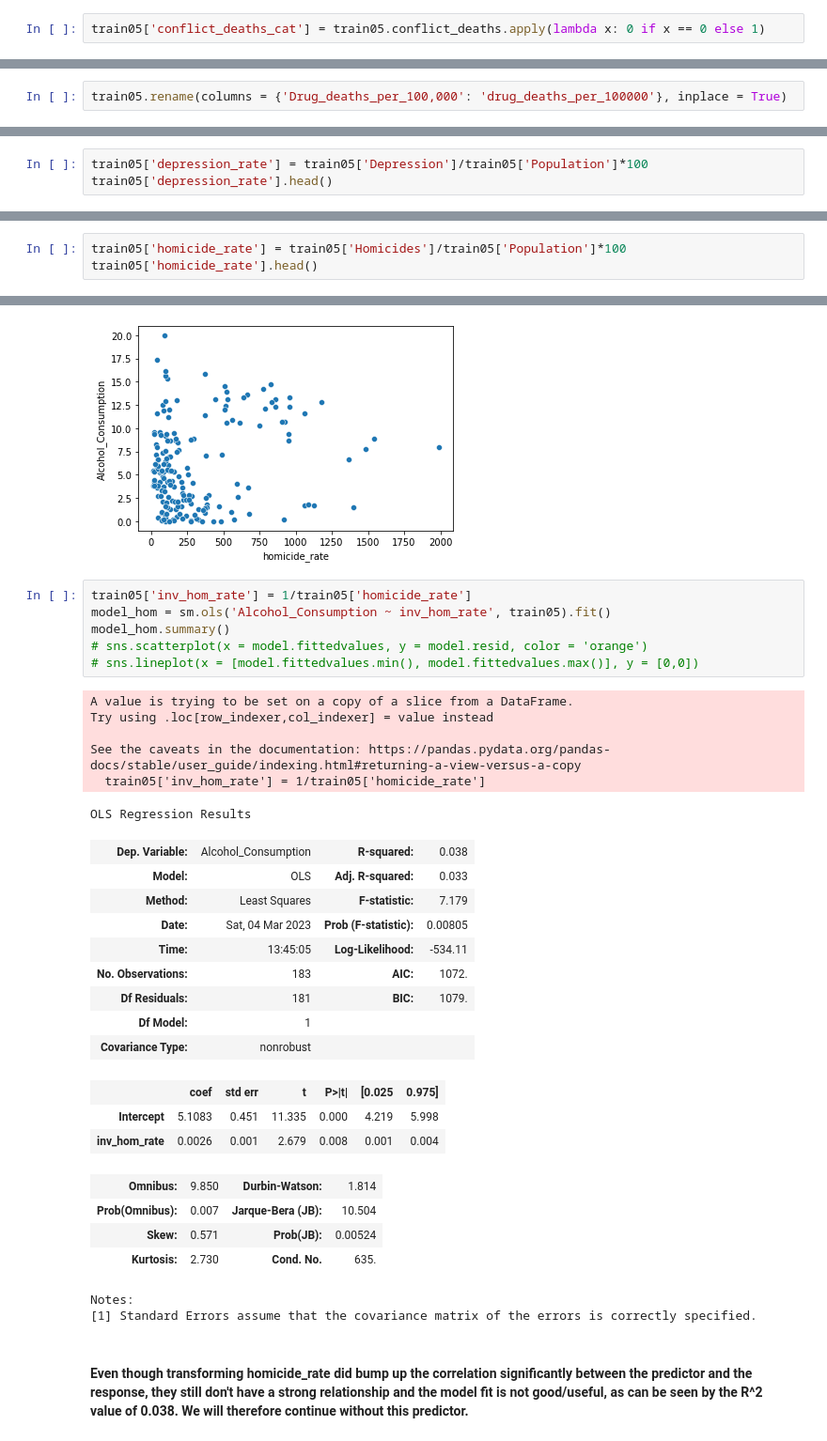
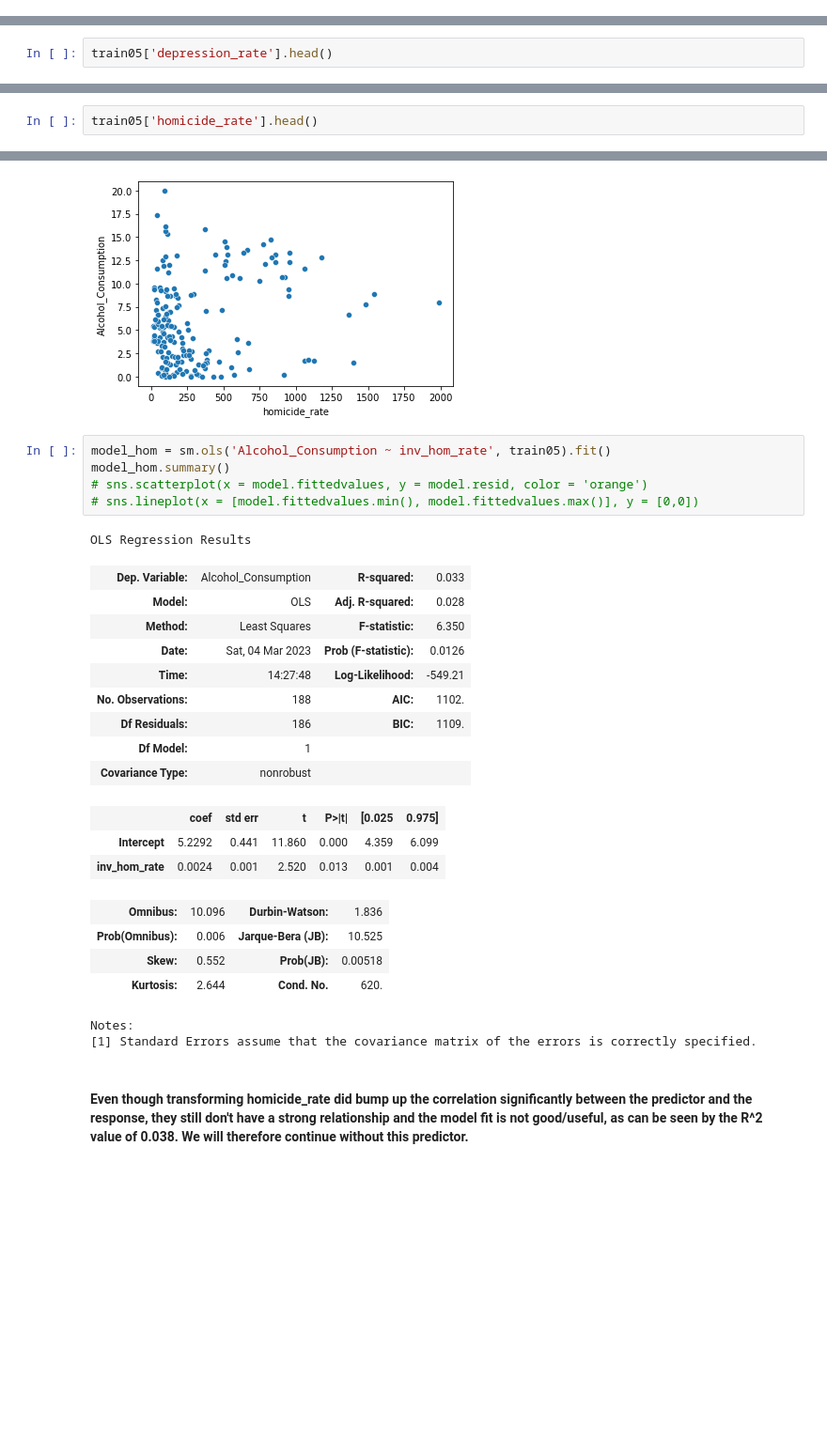
Before and after one commit to sarahabdul2/STAT-303-2-Project-, a Jupyter notebook: model_creation.ipynb, the cells around one changed output, grey strips where cells are left out. Shown at 94% size. Saved outputs shown, nothing was run; the diff lists cells and outputs as text; blank space fills up the shorter version.

Commit message:
fixed data again

```diff
--- a/model_creation.ipynb
+++ b/model_creation.ipynb
@@ -99,5 +109,3 @@ basically no relationship between death rate and alcohol consumption. Ultimately
 (train05.deaths_to_pop_rate*train05.Population == 0).sum()
 # %% [output]
 96
-# %%
-train05['conflict_deaths_cat'] = train05.conflict_deaths.apply(lambda x: 0 if x == 0 else 1)
@@ -174,5 +176,3 @@ sns.scatterplot(x = train05.log_GDP, y = train05.Alcohol_Consumption, hue = trai
 # %% [markdown]
 ### drug_deaths_per_100000 also doesn't seem to have any correlation
 Scatterplot kinda looks like it has a log relationship, so we will try that in the data, which shows, considering it's real world data, a pretty good fit to the scatterplot
-# %%
-train05.rename(columns = {'Drug_deaths_per_100,000': 'drug_deaths_per_100000'}, inplace = True)
@@ -284,6 +279,5 @@ dtype: float64
 # %% [markdown]
 ## Modifying depression and homicide predictors to their respective rates for train05:
 # %%
-train05['depression_rate'] = train05['Depression']/train05['Population']*100
 train05['depression_rate'].head()
 # %% [output]
@@ -301,4 +290,3 @@ Name: depression_rate, dtype: float64
 # %%
-train05['homicide_rate'] = train05['Homicides']/train05['Population']*100
 train05['homicide_rate'].head()
 # %% [output]
@@ -380,36 +363,30 @@ sns.scatterplot(x = 1/train05['homicide_rate'], y =train05['Alcohol_Consumption'
 <AxesSubplot:xlabel='homicide_rate', ylabel='Alcohol_Consumption'>
 [figure]
 # %%
-train05['inv_hom_rate'] = 1/train05['homicide_rate']
 model_hom = sm.ols('Alcohol_Consumption ~ inv_hom_rate', train05).fit()
 model_hom.summary()
 # sns.scatterplot(x = model.fittedvalues, y = model.resid, color = 'orange')
 # sns.lineplot(x = [model.fittedvalues.min(), model.fittedvalues.max()], y = [0,0])
 # %% [output]
-A value is trying to be set on a copy of a slice from a DataFrame.
-Try using .loc[row_indexer,col_indexer] = value instead
-
-See the caveats in the documentation: https://pandas.pydata.org/pandas-docs/stable/user_guide/indexing.html#returning-a-view-versus-a-copy
-  train05['inv_hom_rate'] = 1/train05['homicide_rate']
+OLS Regression Results
-OLS Regression Results
-| Dep. Variable: | Alcohol_Consumption | R-squared: | 0.038 |
-| Model: | OLS | Adj. R-squared: | 0.033 |
-| Method: | Least Squares | F-statistic: | 7.179 |
-| Date: | Sat, 04 Mar 2023 | Prob (F-statistic): | 0.00805 |
-| Time: | 13:45:05 | Log-Likelihood: | -534.11 |
-| No. Observations: | 183 | AIC: | 1072. |
-| Df Residuals: | 181 | BIC: | 1079. |
+| Dep. Variable: | Alcohol_Consumption | R-squared: | 0.033 |
+| Model: | OLS | Adj. R-squared: | 0.028 |
+| Method: | Least Squares | F-statistic: | 6.350 |
+| Date: | Sat, 04 Mar 2023 | Prob (F-statistic): | 0.0126 |
+| Time: | 14:27:48 | Log-Likelihood: | -549.21 |
+| No. Observations: | 188 | AIC: | 1102. |
+| Df Residuals: | 186 | BIC: | 1109. |
 | Df Model: | 1 |  |  |
 | Covariance Type: | nonrobust |  |  |
 |  | coef | std err | t | P>|t| | [0.025 | 0.975] |
-| Intercept | 5.1083 | 0.451 | 11.335 | 0.000 | 4.219 | 5.998 |
-| inv_hom_rate | 0.0026 | 0.001 | 2.679 | 0.008 | 0.001 | 0.004 |
+| Intercept | 5.2292 | 0.441 | 11.860 | 0.000 | 4.359 | 6.099 |
+| inv_hom_rate | 0.0024 | 0.001 | 2.520 | 0.013 | 0.001 | 0.004 |
-| Omnibus: | 9.850 | Durbin-Watson: | 1.814 |
-| Prob(Omnibus): | 0.007 | Jarque-Bera (JB): | 10.504 |
-| Skew: | 0.571 | Prob(JB): | 0.00524 |
-| Kurtosis: | 2.730 | Cond. No. | 635. |
+| Omnibus: | 10.096 | Durbin-Watson: | 1.836 |
+| Prob(Omnibus): | 0.006 | Jarque-Bera (JB): | 10.525 |
+| Skew: | 0.552 | Prob(JB): | 0.00518 |
+| Kurtosis: | 2.644 | Cond. No. | 620. |
-Notes:
-[1] Standard Errors assume that the covariance matrix of the errors is correctly specified.
+Notes:
+[1] Standard Errors assume that the covariance matrix of the errors is correctly specified.
 # %% [markdown]
 #### Even though transforming homicide_rate did bump up the correlation significantly between the predictor and the response, they still don't have a strong relationship and the model fit is not good/useful, as can be seen by the R^2 value of 0.038. We will therefore continue without this predictor.
 # %% [markdown]
```
Also changed, not shown: parts of 6 cells of this notebook.
